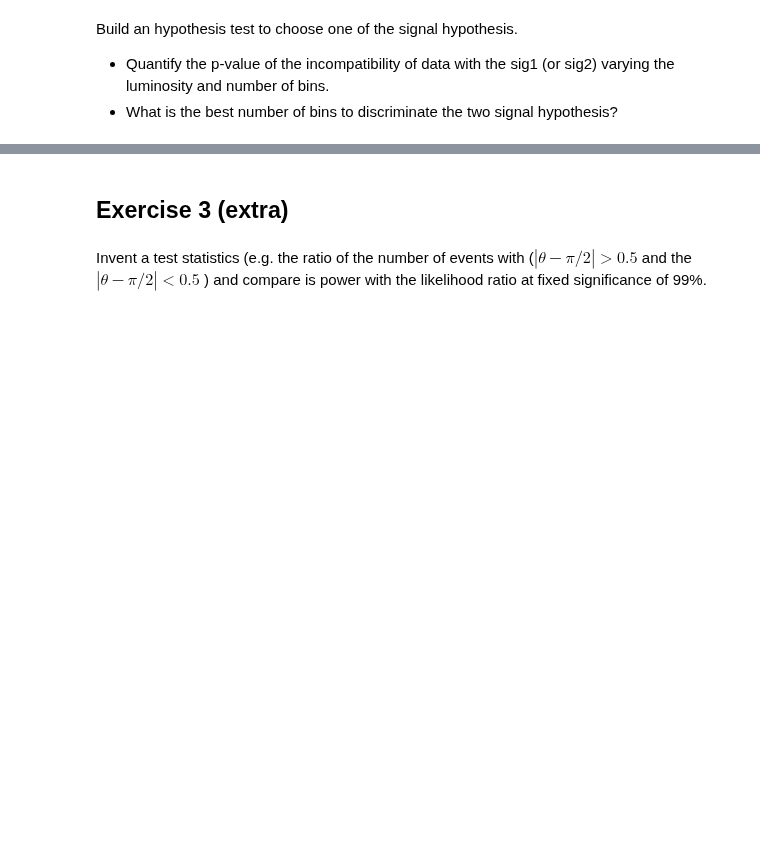
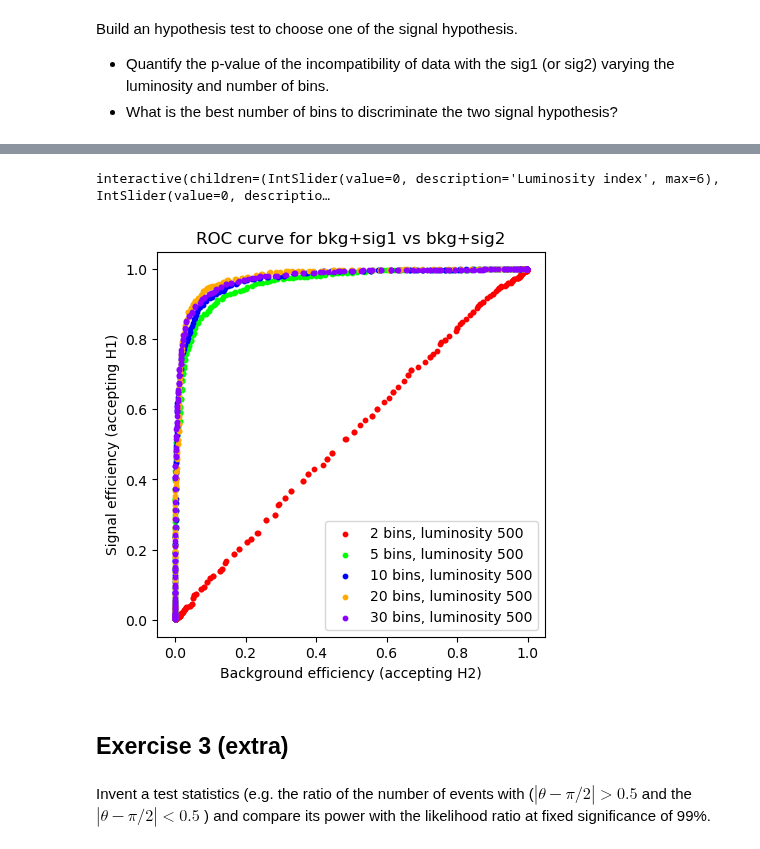
Before and after one commit to Matteo-Bellino/SMATEP_Project, a Jupyter notebook: exercises/Exercise5/Exercise_5_Bellino.ipynb, the cells around one changed output, grey strips where cells are left out. Saved outputs shown, nothing was run; the diff lists cells and outputs as text; code cells hidden in the pictures; blank space fills up the shorter version.

```diff
--- a/exercises/Exercise5/Exercise_5_Bellino.ipynb
+++ b/exercises/Exercise5/Exercise_5_Bellino.ipynb
@@ -361,4 +385,70 @@ Build an hypothesis test to choose one of the signal hypothesis.
+# %%
+measured_H1_vs_H2 = pd.DataFrame(index=bin_numbers, columns=luminosities)
+
+for i, bin_number in enumerate(bin_numbers):
+    for j, lumi in enumerate(luminosities):
+        measured_H1_vs_H2.loc[bin_number, lumi] = -bENLL_results[i,j,1] + bENLL_results[i,j,2]
+# %%
+def plot(lumi_index=0, bin_number_index=0):
+    lumi = luminosities[lumi_index]
+    bin_number = bin_numbers[bin_number_index]
+    print(lumi, bin_number)
+
+    fig, axes = plt.subplots(1, 1, figsize=(10,4))
+
+    ax=axes
+    ax.clear()
+    ax.hist(H1_vs_H2['H1'].loc[bin_number, lumi], density=True, color='#FF7F32', alpha=0.3, bins=12)
+    ax.hist(H1_vs_H2['H1'].loc[bin_number, lumi], density=True, color='#FF7F32', histtype='step', label=f'H1, {bin_number} bins', bins=12)
+    ax.hist(H1_vs_H2['H2'].loc[bin_number, lumi], density=True, color='#1E3A8A', alpha=0.3, bins=12)
+    ax.hist(H1_vs_H2['H2'].loc[bin_number, lumi], density=True, color='#1E3A8A', histtype='step', label=f'H2, {bin_number} bins', bins=12)
+    ax.axvline(measured_H1_vs_H2.loc[bin_number, lumi], color='red', label='Data')
+    ax.legend(loc='upper right')
+    ax.set_xlabel('Log(Likelihood ratio)')
+    ax.set_title('Bkg+Sig1 vs Bkg+Sig2')
+
+slider_lumi       = widgets.IntSlider(min=0, max=len(luminosities)-1, step=1, value=0, description="Luminosity index")
+slider_bin_number = widgets.IntSlider(min=0, max=len(bin_numbers)-1,  step=1, value=0, description="Bin number index")
+
+# Link sliders to the update function
+widgets.interactive(plot, lumi_index=slider_lumi, bin_number_index=slider_bin_number)
+# %% [output]
+interactive(children=(IntSlider(value=0, description='Luminosity index', max=6), IntSlider(value=0, descriptio…
+# %%
+alpha_H1_vs_H2 = pd.DataFrame(index=bin_numbers, columns=luminosities); beta_H1_vs_H2 = pd.DataFrame(index=bin_numbers, columns=luminosities)
+
+fig, ax = plt.subplots(1, 1, figsize=(5,5))
+fig.subplots_adjust(hspace=0.3)
+colors = ['#FF0000', '#00FF00', '#0000FF', '#FFAA00', '#8B00FF']
+fixed_luminosity = luminosities[1]
+cuts_number = 100
+
+for j, bin_number in enumerate(bin_numbers):
+    for lumi  in luminosities:
+        cuts = np.concatenate((np.linspace(min(H1_vs_H2['H1'].loc[bin_number, lumi]), max(H1_vs_H2['H1'].loc[bin_number, lumi]), cuts_number),
+                               np.linspace(min(H1_vs_H2['H2'].loc[bin_number, lumi]), max(H1_vs_H2['H2'].loc[bin_number, lumi]), cuts_number)))
+        for cut in cuts:
+            alpha_H1_vs_H2.loc[bin_number, lumi] = np.sum( np.array(H1_vs_H2['H1'].loc[bin_number, lumi]) < cut)/len(H1_vs_H2['H1'].loc[bin_number, lumi])
+            beta_H1_vs_H2.loc[bin_number, lumi]  = np.sum( np.array(H1_vs_H2['H2'].loc[bin_number, lumi]) > cut)/len(H1_vs_H2['H2'].loc[bin_number, lumi])
+
+            sig_eff_H1_vs_H2 = 1 - alpha_H1_vs_H2
+
+            if lumi==fixed_luminosity:
+                ax.scatter(beta_H1_vs_H2.loc[bin_number, fixed_luminosity], sig_eff_H1_vs_H2.loc[bin_number, fixed_luminosity], color=colors[j], s=10)
+
+        if lumi==fixed_luminosity:
+            ax.scatter(beta_H1_vs_H2.loc[bin_number, fixed_luminosity], sig_eff_H1_vs_H2.loc[bin_number, fixed_luminosity], color=colors[j], s=10, label=f'{bin_number} bins, luminosity {fixed_luminosity}')
+
+
+ax.legend()
+ax.set_title('ROC curve for bkg+sig1 vs bkg+sig2')
+ax.set_xlabel('Background efficiency (accepting H2)')
+ax.set_ylabel('Signal efficiency (accepting H1)')
+
+plt.show()
+# %% [output]
+[figure, added]
 # %% [markdown]
 ## Exercise 3 (extra)
 # %% [markdown]
-Invent a test statistics (e.g. the ratio of the number of events with ($|\theta - \pi/2|>0.5$ and the $|\theta - \pi/2|<0.5$ ) and compare is power with the likelihood ratio at fixed significance of 99%.
+Invent a test statistics (e.g. the ratio of the number of events with ($|\theta - \pi/2|>0.5$ and the $|\theta - \pi/2|<0.5$ ) and compare its power with the likelihood ratio at fixed significance of 99%.
```
Also changed, not shown: parts of 2 cells of this notebook.
